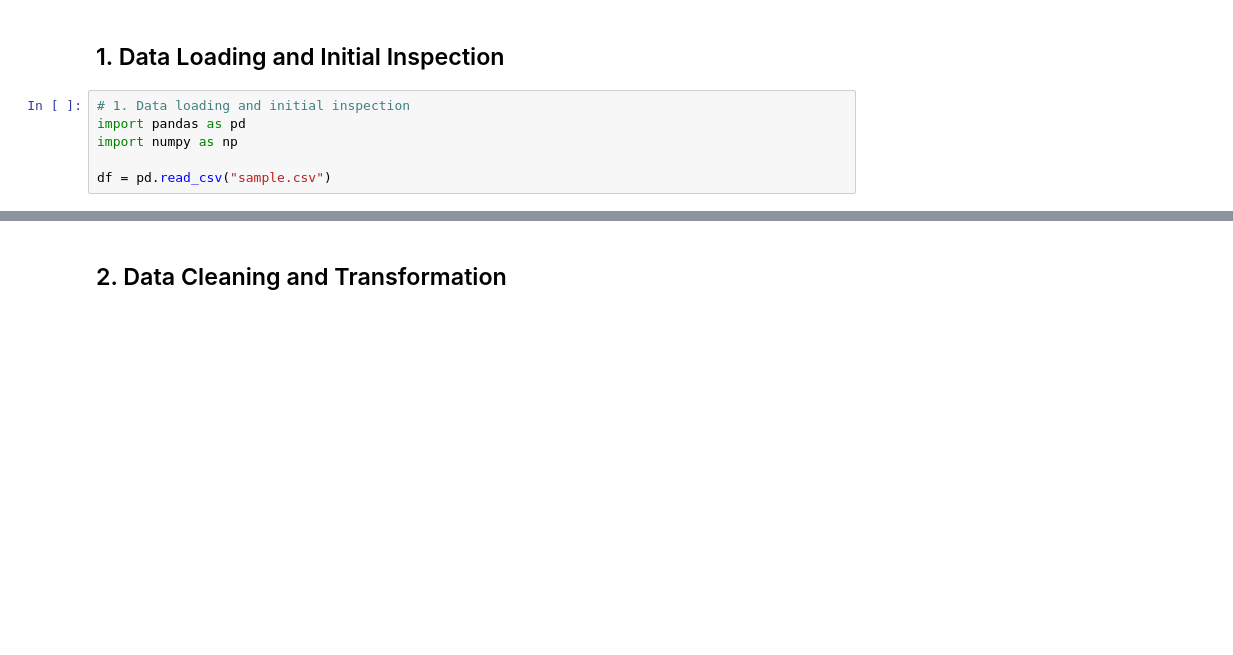
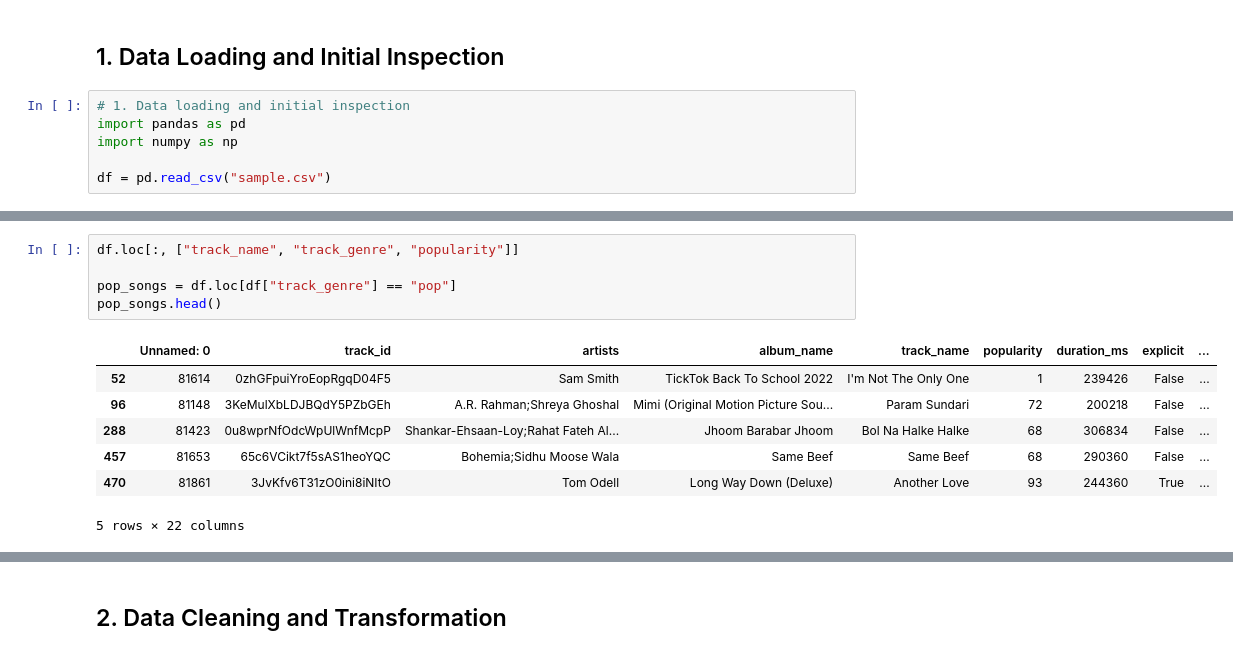
Before and after one commit to rmedrano21955/cis4930-sp26-project-group-08, a Jupyter notebook: notebooks/analysis.ipynb, the cells around one changed output, grey strips where cells are left out. Cells and saved outputs as stored; diff of their text form; blank space fills up the shorter version.

```diff
--- a/notebooks/analysis.ipynb
+++ b/notebooks/analysis.ipynb
@@ -8,0 +64,13 @@ df = pd.read_csv("sample.csv")
+# %%
+df.loc[:, ["track_name", "track_genre", "popularity"]]
+
+pop_songs = df.loc[df["track_genre"] == "pop"]
+pop_songs.head()
+# %% [output]
+|  | Unnamed: 0 | track_id | artists | album_name | track_name | popularity | duration_ms | explicit | ... |
+| 52 | 81614 | 0zhGFpuiYroEopRgqD04F5 | Sam Smith | TickTok Back To School 2022 | I'm Not The Only One | 1 | 239426 | False | ... |
+| 96 | 81148 | 3KeMulXbLDJBQdY5PZbGEh | A.R. Rahman;Shreya Ghoshal | Mimi (Original Motion Picture Sou... | Param Sundari | 72 | 200218 | False | ... |
+| 288 | 81423 | 0u8wprNfOdcWpUlWnfMcpP | Shankar-Ehsaan-Loy;Rahat Fateh Al... | Jhoom Barabar Jhoom | Bol Na Halke Halke | 68 | 306834 | False | ... |
+| 457 | 81653 | 65c6VCikt7f5sAS1heoYQC | Bohemia;Sidhu Moose Wala | Same Beef | Same Beef | 68 | 290360 | False | ... |
+| 470 | 81861 | 3JvKfv6T31zO0ini8iNItO | Tom Odell | Long Way Down (Deluxe) | Another Love | 93 | 244360 | True | ... |
+5 rows × 22 columns
```
Also changed, not shown: parts of 6 cells of this notebook.
